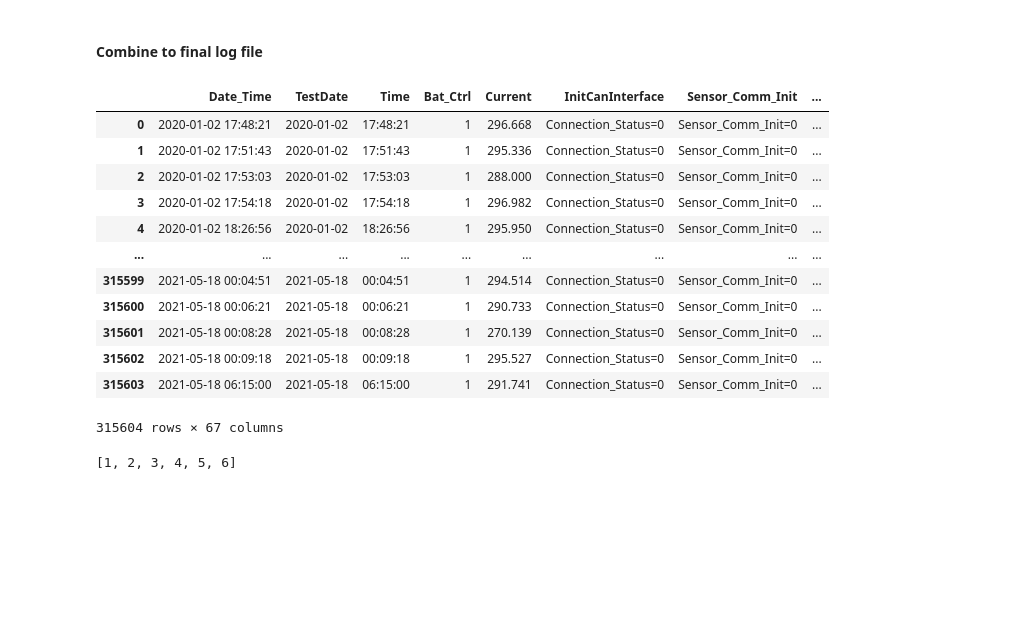
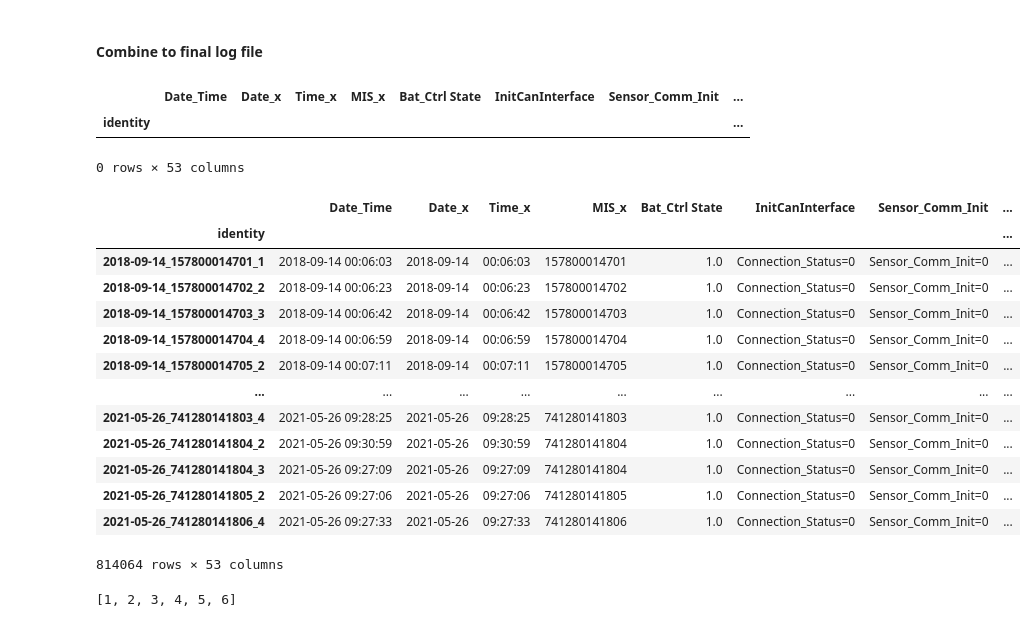
Before and after one commit to Johnnywang1899/Veoneer_Data_Project, a Jupyter notebook: Data ETL.ipynb, the cells around one changed output. Drawn from its saved outputs; the diff is of its cells as text; code cells hidden in the pictures; blank space fills up the shorter version.

Commit message:
RDR7 TxCal production test result processed

```diff
--- a/Data ETL.ipynb
+++ b/Data ETL.ipynb
@@ -585,7 +585,7 @@ def combine_test_result_RDR7_Txcal(file_path, column_names, total_test_item_num)
 def merge_prod_test(df):
     df["MIS"] = df["MIS"].astype(str)
     df["Nest"] = df["Nest"].astype(str)
-    df["identity"] = df["TestDate"] + "_" + df["MIS"] + "_" + df["Nest"]
+    df["identity"] = df["Date"] + "_" + df["MIS"] + "_" + df["Nest"]
     df = df.set_index(["identity"])
     return df
 # %%
@@ -878,34 +793,43 @@ See the caveats in the documentation: https://pandas.pydata.org/pandas-docs/stab
 # %% [markdown]
 #### Combine to final log file
+# %%
+honda_1_0
+# %% [output]
+|  | Date_Time | Date_x | Time_x | MIS_x | Bat_Ctrl State | InitCanInterface | Sensor_Comm_Init | ... |
+| identity |  |  |  |  |  |  |  | ... |
+0 rows × 53 columns
 # %%
-# For GM175
+# For Honda1.0
 # Prod
-gm175_df = pd.read_csv("Data_clean/RDR6_TxCal_Prod_GM175.csv")
-gm175_df = merge_prod_test(gm175_df)
+honda_1_0_df = pd.read_csv("../Data_clean/RDR7_TxCal_Prod_Honda_1_0.csv")
+honda_1_0_df = merge_prod_test(honda_1_0_df)
 
 # test result
-gm175_test = pd.read_csv("Data_clean/RDR6_TxCal_Prod_GM175_Test_Result.csv")
-gm175_test = merge_prod_test(gm175_test)
+honda_1_0_test = pd.read_csv("../Data_clean/Honda_1_0_prod_test_result_df.csv")
+honda_1_0_test = merge_prod_test(honda_1_0_test)
 
 # merge
-gm175_temp = gm175_df.merge(gm175_test, how = "left", left_index = True, right_index = True)
-gm175 = gm175_temp[~gm175_temp["Pass/Fail"].isnull()]
-gm175 = gm175[["Date_Time", "TestDate", "Nest_x", "Time_x", "Test Time", "Pass/Fail", "Current", "MIS_x", "FID", "Temperature", "RCTA Occupied BW", "Tx1 BSD", "Tx1 RCTA", "Tx2 BSD", "Tx2 RCTA", "Antenna1 GetTxPower", "Antenna2 GetTxPower", "Antenna1 GetCenterFrequency", "Antenna2 GetCenterFrequency"]]
-gm175_final = gm175.rename(columns = {'Nest_x' : "Nest", "Time_x": "Time", "MIS_x" : "MIS"})
+honda_1_0_temp = honda_1_0_df.merge(honda_1_0_test, how = "left", left_index = True, right_index = True)
+honda_1_0 = honda_1_0_temp[~honda_1_0_temp["Pass/Fail"].isnull()]
+honda_1_0 = honda_1_0[["Date_Time", "Date_x", "Nest_x", "Time_x", "Test Time", "Pass/Fail", "FailedTests", "MIS_x", "Temperature", "RCTA Occupied BW", "Antenna1 GetTxPower", "Antenna2 GetTxPower", "Antenna1 GetCenterFrequency", "Antenna2 GetCenterFrequency", "Antenna1 GetCwLeakage", "Antenna2 GetCwLeakage"]]
+honda_1_0_final = honda_1_0.rename(columns = {'Nest_x' : "Nest", "Time_x": "Time", "MIS_x" : "MIS"})
-# %% [output]
-|  | Date_Time | TestDate | Time | Bat_Ctrl | Current | InitCanInterface | Sensor_Comm_Init | ... |
-| 0 | 2020-01-02 17:48:21 | 2020-01-02 | 17:48:21 | 1 | 296.668 | Connection_Status=0 | Sensor_Comm_Init=0 | ... |
-| 1 | 2020-01-02 17:51:43 | 2020-01-02 | 17:51:43 | 1 | 295.336 | Connection_Status=0 | Sensor_Comm_Init=0 | ... |
-| 2 | 2020-01-02 17:53:03 | 2020-01-02 | 17:53:03 | 1 | 288.000 | Connection_Status=0 | Sensor_Comm_Init=0 | ... |
-| 3 | 2020-01-02 17:54:18 | 2020-01-02 | 17:54:18 | 1 | 296.982 | Connection_Status=0 | Sensor_Comm_Init=0 | ... |
-| 4 | 2020-01-02 18:26:56 | 2020-01-02 | 18:26:56 | 1 | 295.950 | Connection_Status=0 | Sensor_Comm_Init=0 | ... |
-| ... | ... | ... | ... | ... | ... | ... | ... | ... |
-| 315599 | 2021-05-18 00:04:51 | 2021-05-18 | 00:04:51 | 1 | 294.514 | Connection_Status=0 | Sensor_Comm_Init=0 | ... |
-| 315600 | 2021-05-18 00:06:21 | 2021-05-18 | 00:06:21 | 1 | 290.733 | Connection_Status=0 | Sensor_Comm_Init=0 | ... |
-| 315601 | 2021-05-18 00:08:28 | 2021-05-18 | 00:08:28 | 1 | 270.139 | Connection_Status=0 | Sensor_Comm_Init=0 | ... |
-| 315602 | 2021-05-18 00:09:18 | 2021-05-18 | 00:09:18 | 1 | 295.527 | Connection_Status=0 | Sensor_Comm_Init=0 | ... |
-| 315603 | 2021-05-18 06:15:00 | 2021-05-18 | 06:15:00 | 1 | 291.741 | Connection_Status=0 | Sensor_Comm_Init=0 | ... |
-315604 rows × 67 columns
+# %%
+honda_1_0_temp
+# %% [output]
+|  | Date_Time | Date_x | Time_x | MIS_x | Bat_Ctrl State | InitCanInterface | Sensor_Comm_Init | ... |
+| identity |  |  |  |  |  |  |  | ... |
+| 2018-09-14_157800014701_1 | 2018-09-14 00:06:03 | 2018-09-14 | 00:06:03 | 157800014701 | 1.0 | Connection_Status=0 | Sensor_Comm_Init=0 | ... |
+| 2018-09-14_157800014702_2 | 2018-09-14 00:06:23 | 2018-09-14 | 00:06:23 | 157800014702 | 1.0 | Connection_Status=0 | Sensor_Comm_Init=0 | ... |
+| 2018-09-14_157800014703_3 | 2018-09-14 00:06:42 | 2018-09-14 | 00:06:42 | 157800014703 | 1.0 | Connection_Status=0 | Sensor_Comm_Init=0 | ... |
+| 2018-09-14_157800014704_4 | 2018-09-14 00:06:59 | 2018-09-14 | 00:06:59 | 157800014704 | 1.0 | Connection_Status=0 | Sensor_Comm_Init=0 | ... |
+| 2018-09-14_157800014705_2 | 2018-09-14 00:07:11 | 2018-09-14 | 00:07:11 | 157800014705 | 1.0 | Connection_Status=0 | Sensor_Comm_Init=0 | ... |
+| ... | ... | ... | ... | ... | ... | ... | ... | ... |
+| 2021-05-26_741280141803_4 | 2021-05-26 09:28:25 | 2021-05-26 | 09:28:25 | 741280141803 | 1.0 | Connection_Status=0 | Sensor_Comm_Init=0 | ... |
+| 2021-05-26_741280141804_2 | 2021-05-26 09:30:59 | 2021-05-26 | 09:30:59 | 741280141804 | 1.0 | Connection_Status=0 | Sensor_Comm_Init=0 | ... |
+| 2021-05-26_741280141804_3 | 2021-05-26 09:27:09 | 2021-05-26 | 09:27:09 | 741280141804 | 1.0 | Connection_Status=0 | Sensor_Comm_Init=0 | ... |
+| 2021-05-26_741280141805_2 | 2021-05-26 09:27:06 | 2021-05-26 | 09:27:06 | 741280141805 | 1.0 | Connection_Status=0 | Sensor_Comm_Init=0 | ... |
+| 2021-05-26_741280141806_4 | 2021-05-26 09:27:33 | 2021-05-26 | 09:27:33 | 741280141806 | 1.0 | Connection_Status=0 | Sensor_Comm_Init=0 | ... |
+814064 rows × 53 columns
 # %%
 # Output (if needed) - GM175
 gm175_final.to_csv("Data_clean/RDR6_TxCal_Prod_GM175_FINAL.csv", index = False)
```
Also changed, not shown: parts of 14 cells of this notebook.
